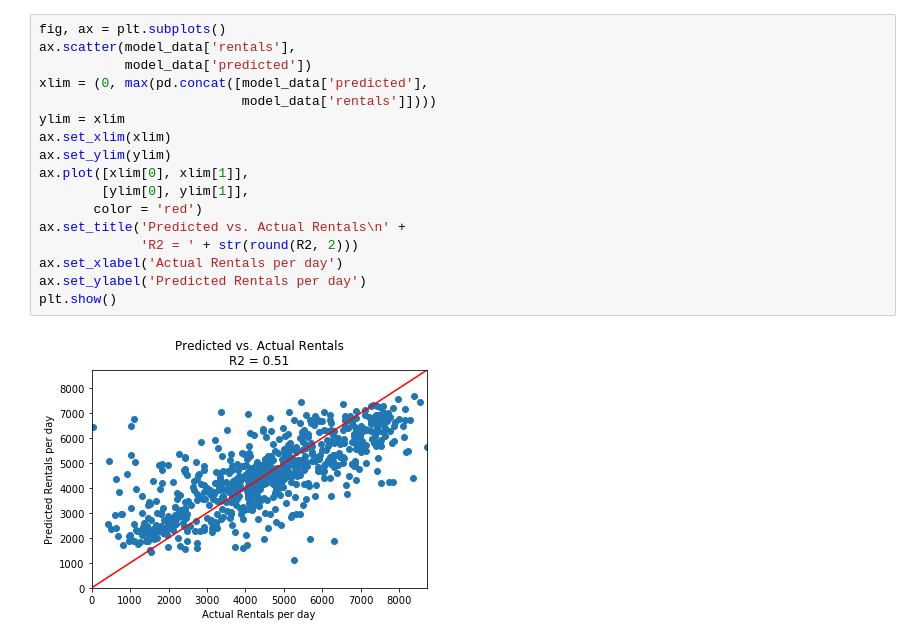
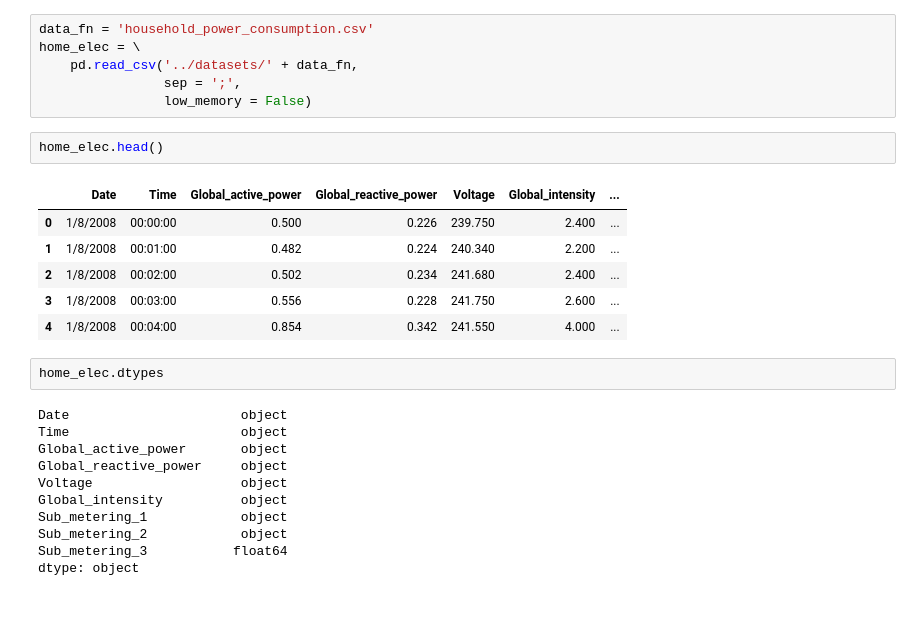
Before and after one commit to wli1992/The-Pandas-Workshop, a Jupyter notebook: Activity12_01.ipynb, the cells around one changed output. Drawn from its saved outputs; the diff is of its cells as text; blank space fills up the shorter version.

```diff
--- a/Activity12_01.ipynb
+++ b/Activity12_01.ipynb
@@ -128,19 +10,28 @@ date_time
-# %%
-fig, ax = plt.subplots()
-ax.scatter(model_data['rentals'],
-           model_data['predicted'])
-xlim = (0, max(pd.concat([model_data['predicted'],
-                          model_data['rentals']])))
-ylim = xlim
-ax.set_xlim(xlim)
-ax.set_ylim(ylim)
-ax.plot([xlim[0], xlim[1]],
-        [ylim[0], ylim[1]],
-       color = 'red')
-ax.set_title('Predicted vs. Actual Rentals\n' +
-             'R2 = ' + str(round(R2, 2)))
-ax.set_xlabel('Actual Rentals per day')
-ax.set_ylabel('Predicted Rentals per day')
-plt.show()
-# %% [output]
-[figure, removed]
+# %%
+data_fn = 'household_power_consumption.csv'
+home_elec = \
+    pd.read_csv('../datasets/' + data_fn,
+                sep = ';',
+                low_memory = False)
+# %%
+home_elec.head()
+# %% [output]
+|  | Date | Time | Global_active_power | Global_reactive_power | Voltage | Global_intensity | ... |
+| 0 | 1/8/2008 | 00:00:00 | 0.500 | 0.226 | 239.750 | 2.400 | ... |
+| 1 | 1/8/2008 | 00:01:00 | 0.482 | 0.224 | 240.340 | 2.200 | ... |
+| 2 | 1/8/2008 | 00:02:00 | 0.502 | 0.234 | 241.680 | 2.400 | ... |
+| 3 | 1/8/2008 | 00:03:00 | 0.556 | 0.228 | 241.750 | 2.600 | ... |
+| 4 | 1/8/2008 | 00:04:00 | 0.854 | 0.342 | 241.550 | 4.000 | ... |
+# %%
+home_elec.dtypes
+# %% [output]
+Date                      object
+Time                      object
+Global_active_power       object
+Global_reactive_power     object
+Voltage                   object
+Global_intensity          object
+Sub_metering_1            object
+Sub_metering_2            object
+Sub_metering_3           float64
+dtype: object
```
Also changed, not shown: parts of 19 cells of this notebook.
